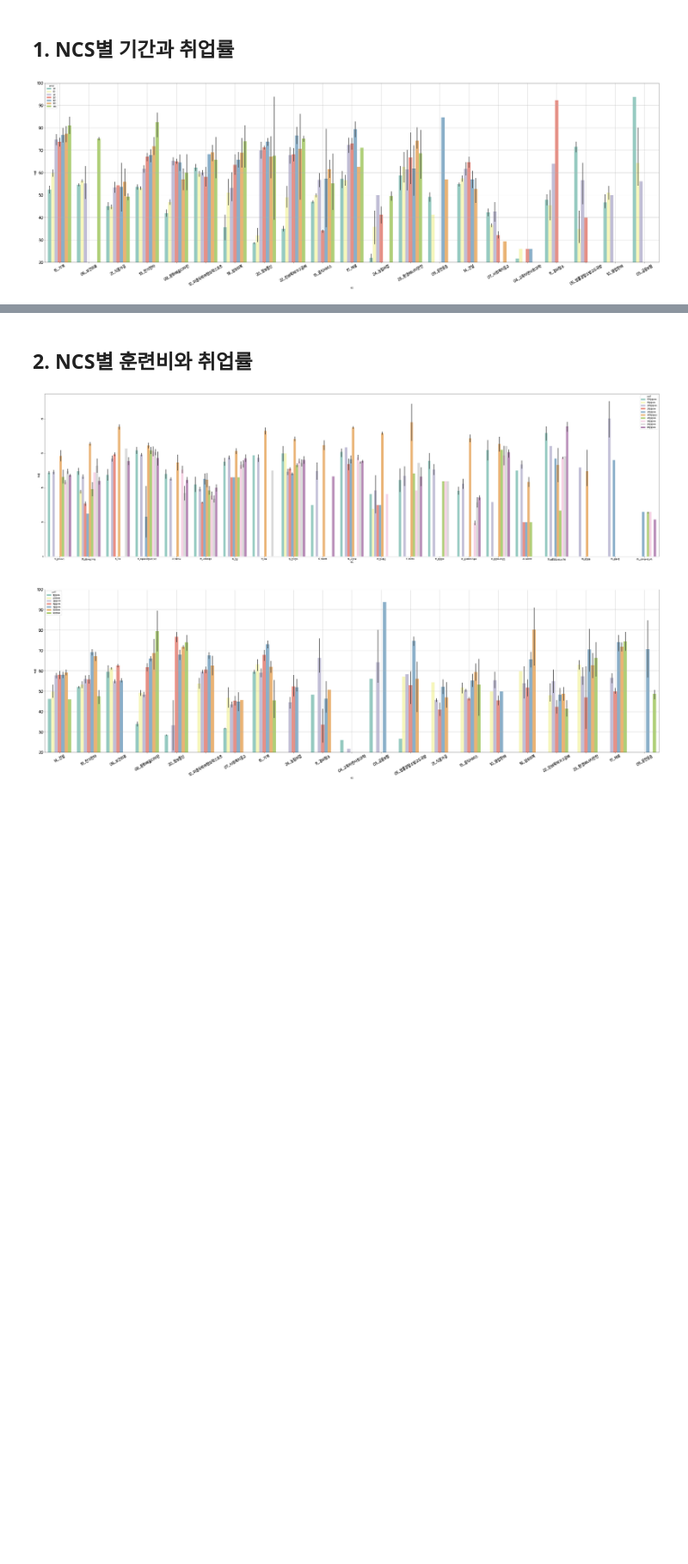
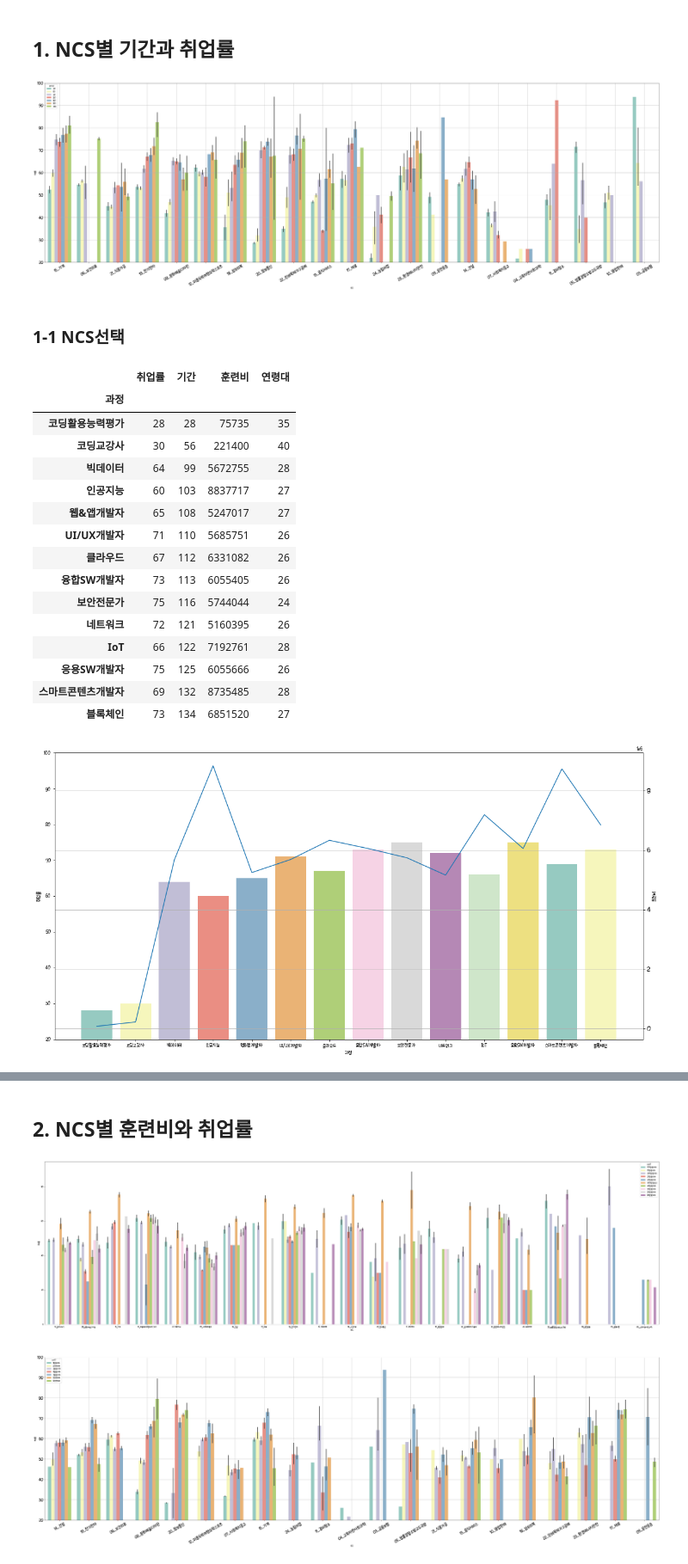
Before and after one commit to RyuJelly/jupyterlab, a Jupyter notebook: HRDproject/analysis.ipynb, the cells around one changed output, grey strips where cells are left out. Shown at 86% size. Drawn from its saved outputs; the diff is of its cells as text; code cells hidden in the pictures; blank space fills up the shorter version.

```diff
--- a/HRDproject/analysis.ipynb
+++ b/HRDproject/analysis.ipynb
@@ -90,6 +90,56 @@ plt.ylim(20, 100)
 plt.show()
 # %% [output]
 [figure]
+# %% [markdown]
+### 1-1 NCS선택
+# %%
+import matplotlib.pyplot as plt
+import seaborn as sns
+
+# 전처리
+df_period = df_1.loc[:,['NCS','취업률','과정','기간','훈련비','연령대']]
+df_period.dropna(inplace=True)
+grouped = df_period.groupby(['NCS','과정'])
+df_period = round(grouped.mean(),0).astype(int)
+df_period = df_period.loc['20_정보통신'].sort_values(by=['기간'], ascending=True)
+
+display(df_period)
+
+# 구역 설정
+fig = plt.figure(figsize=(20, 10))
+ax1 = fig.add_subplot(1, 1, 1)
+
+# 그래프 그리기
+sns.barplot(x=df_period.index, y="취업률", data=df_period, palette="Set3", ax=ax1)
+ax2 = plt.twinx()
+sns.lineplot(x=df_period.index, y="훈련비", data=df_period, palette="rocket", ax=ax2)
+# sns.lineplot(x=df_period.index, y="연령대", data=df_period, ls='--', color='blue', ax=ax2)
+plt.xticks(size=14, rotation=70)
+plt.yticks(size=14)
+plt.grid(True)
+ax1.set_ylim(20, 100)
+# ax2.set_ylim(10, 50)
+
+# 출력
+plt.show()
+# %% [output]
+|  | 취업률 | 기간 | 훈련비 | 연령대 |
+| 과정 |  |  |  |  |
+| 코딩활용능력평가 | 28 | 28 | 75735 | 35 |
+| 코딩교강사 | 30 | 56 | 221400 | 40 |
+| 빅데이터 | 64 | 99 | 5672755 | 28 |
+| 인공지능 | 60 | 103 | 8837717 | 27 |
+| 웹&앱개발자 | 65 | 108 | 5247017 | 27 |
+| UI/UX개발자 | 71 | 110 | 5685751 | 26 |
+| 클라우드 | 67 | 112 | 6331082 | 26 |
+| 융합SW개발자 | 73 | 113 | 6055405 | 26 |
+| 보안전문가 | 75 | 116 | 5744044 | 24 |
+| 네트워크 | 72 | 121 | 5160395 | 26 |
+| IoT | 66 | 122 | 7192761 | 28 |
+| 응용SW개발자 | 75 | 125 | 6055666 | 26 |
+| 스마트콘텐츠개발자 | 69 | 132 | 8735485 | 28 |
+| 블록체인 | 73 | 134 | 6851520 | 27 |
+[figure, added]
 # %%
 import matplotlib.pyplot as plt
 import seaborn as sns
```
Also changed, not shown: parts of 1 cell of this notebook, 3 other files.
